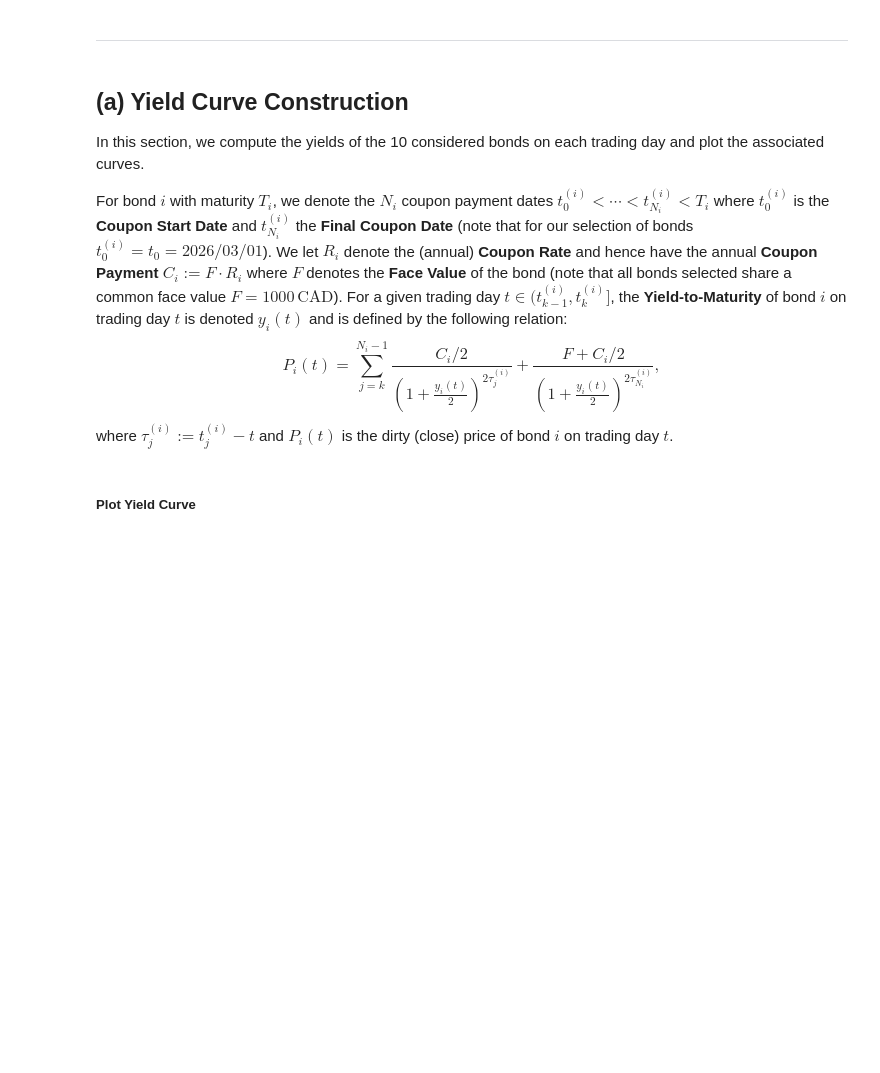
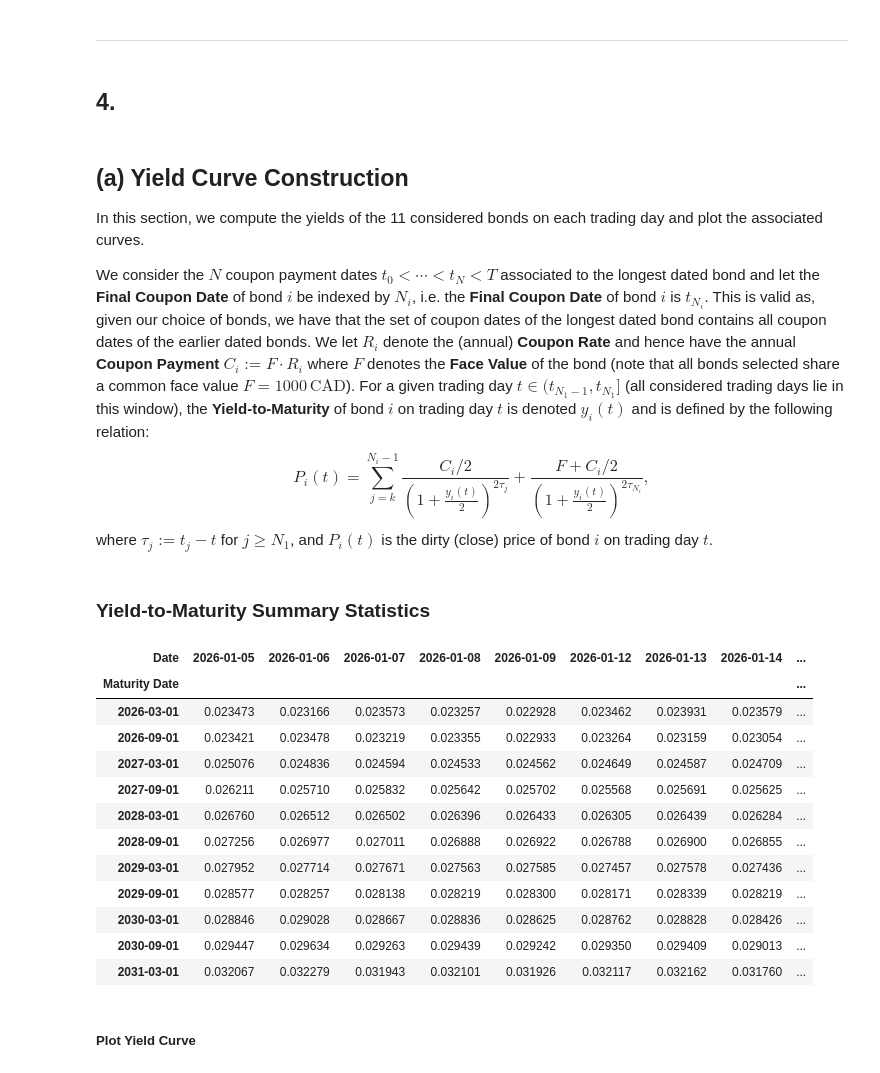
Before and after one commit to Mathewcater/MAT1856-A1, a Jupyter notebook: Assignment1.ipynb, the cells around one changed output. Drawn from its saved outputs; the diff is of its cells as text; code cells hidden in the pictures; blank space fills up the shorter version.

```diff
--- a/Assignment1.ipynb
+++ b/Assignment1.ipynb
@@ -250,42 +252,76 @@ display(bond_data_df)
 121 rows × 12 columns
 # %% [markdown]
 ___________________________________________
+# %% [markdown]
+## **4.**
 # %% [markdown]
 ## **(a) Yield Curve Construction**
 
-In this section, we compute the yields of the 10 considered bonds on each trading day and plot the associated curves.
+In this section, we compute the yields of the 11 considered bonds on each trading day and plot the associated curves.
 
 
-For bond $i$ with maturity $T_i$, we denote the $N_{i}$ coupon payment dates $t_0^{(i)} < \cdots < t_{N_{i}}^{(i)} < T_i$ where $t_0^{(i)}$ is the **Coupon Start Date** and $t_{N_i}^{(i)}$ the **Final Coupon Date** (note that for our selection of bonds $t_0^{(i)} = t_0 = 2026/03/01$). We let $R_i$ denote the (annual) **Coupon Rate** and hence have the annual **Coupon Payment** $C_i := F \cdot R_i$ where $F$ denotes the **Face Value** of the bond (note that all bonds selected share a common face value $F = 1000\, \mathrm{CAD}$). For a given trading day $t\in (t_{k-1}^{(i)}, t_{k}^{(i)}]$, the **Yield-to-Maturity** of bond $i$ on trading day $t$ is denoted $y_i(t)$ and is defined by the following relation:
+We consider the $N$ coupon payment dates $t_0 < \cdots < t_{N} < T$ associated to the longest dated bond and let the **Final Coupon Date** of bond $i$ be indexed by $N_i$, i.e. the **Final Coupon Date** of bond $i$ is $t_{N_i}$. This is valid as, given our choice of bonds, we have that the set of coupon dates of the longest dated bond contains all coupon dates of the earlier dated bonds. We let $R_i$ denote the (annual) **Coupon Rate** and hence have the annual **Coupon Payment** $C_i := F \cdot R_i$ where $F$ denotes the **Face Value** of the bond (note that all bonds selected share a common face value $F = 1000\, \mathrm{CAD}$). For a given trading day $t\in (t_{N_1-1}, t_{N_1}]$ (all considered trading days lie in this window), the **Yield-to-Maturity** of bond $i$ on trading day $t$ is denoted $y_i(t)$ and is defined by the following relation:
 $$
-P_i(t) =  \sum_{j = k}^{N_i-1} \frac{C_i/2}{(1 + \frac{y_i(t)}{2})^{2\tau_j^{(i)}}} + \frac{F + C_i/2}{(1 + \frac{y_i(t)}{2})^{2\tau_{N_i}^{(i)}}},
+P_i(t) =  \sum_{j = k}^{N_i-1} \frac{C_i/2}{(1 + \frac{y_i(t)}{2})^{2\tau_j}} + \frac{F + C_i/2}{(1 + \frac{y_i(t)}{2})^{2\tau_{N_i}}},
 $$
-where $\tau_j^{(i)} := t_j^{(i)} - t$ and $P_i(t)$ is the dirty (close) price of bond $i$ on trading day $t$.
+where $\tau_j := t_j - t$ for $j\geq N_1$, and $P_i(t)$ is the dirty (close) price of bond $i$ on trading day $t$.
 # %%
 # Add yield-to-maturity column by finding root of residual function for each row:
 for i, row in bond_data_df.iterrows():
 
     # Calculate terms to maturity for each coupon payment date:
     coupon_dates = pd.date_range(start=row['Coupon Start Date'],
                                  end=row['Final Coupon Date'],
                                  freq=pd.DateOffset(months=6)).union(pd.DatetimeIndex([row["Final Coupon Date"]]))
 
     terms_to_maturity = (coupon_dates - row['Date']).days / 365  # Convert to years
 
     # Consider only future coupon payments for yield calculation:
     terms_to_maturity = terms_to_maturity[terms_to_maturity > 0]
 
     # Find root of residual function to find yield-to-maturity:
-    try:
-        ytm = root_scalar(residual,
-                          args=(row['Dirty Price'], row['Coupon Payment'], row['Face Value'], terms_to_maturity),
-                          bracket=[0, 1],
-                          method='bisect').root
-    # If root finding fails, set YTM to NaN
-    except ValueError:
-        ytm = np.nan
+    ytm = root_scalar(residual,
+                      args=(row['Dirty Price'], row['Coupon Payment'], row['Face Value'], terms_to_maturity),
+                      bracket=[0, 1],
+                      method='bisect').root
+
 
     bond_data_df.loc[i, 'Yield to Maturity'] = ytm
+
+
+# Report yields for bonds across trading dates:
+ytm_df = (
+    bond_data_df.pivot_table(
+        index="Maturity Date",
+        columns="Date",
+        values="Yield to Maturity",
+        aggfunc="first"
+    )
+    .sort_index(axis=0)
+    .sort_index(axis=1)
+)
+
+ytm_df.index = ytm_df.index.strftime("%Y-%m-%d")
+ytm_df.columns = ytm_df.columns.strftime("%Y-%m-%d")
+
+# Report summary statistics for yield to maturity:
+display(Markdown("### **Yield-to-Maturity Summary Statistics**"))
+ytm_df
+# %% [output]
+### **Yield-to-Maturity Summary Statistics**
+| Date | 2026-01-05 | 2026-01-06 | 2026-01-07 | 2026-01-08 | 2026-01-09 | 2026-01-12 | 2026-01-13 | 2026-01-14 | ... |
+| Maturity Date |  |  |  |  |  |  |  |  | ... |
+| 2026-03-01 | 0.023473 | 0.023166 | 0.023573 | 0.023257 | 0.022928 | 0.023462 | 0.023931 | 0.023579 | ... |
+| 2026-09-01 | 0.023421 | 0.023478 | 0.023219 | 0.023355 | 0.022933 | 0.023264 | 0.023159 | 0.023054 | ... |
+| 2027-03-01 | 0.025076 | 0.024836 | 0.024594 | 0.024533 | 0.024562 | 0.024649 | 0.024587 | 0.024709 | ... |
+| 2027-09-01 | 0.026211 | 0.025710 | 0.025832 | 0.025642 | 0.025702 | 0.025568 | 0.025691 | 0.025625 | ... |
+| 2028-03-01 | 0.026760 | 0.026512 | 0.026502 | 0.026396 | 0.026433 | 0.026305 | 0.026439 | 0.026284 | ... |
+| 2028-09-01 | 0.027256 | 0.026977 | 0.027011 | 0.026888 | 0.026922 | 0.026788 | 0.026900 | 0.026855 | ... |
+| 2029-03-01 | 0.027952 | 0.027714 | 0.027671 | 0.027563 | 0.027585 | 0.027457 | 0.027578 | 0.027436 | ... |
+| 2029-09-01 | 0.028577 | 0.028257 | 0.028138 | 0.028219 | 0.028300 | 0.028171 | 0.028339 | 0.028219 | ... |
+| 2030-03-01 | 0.028846 | 0.029028 | 0.028667 | 0.028836 | 0.028625 | 0.028762 | 0.028828 | 0.028426 | ... |
+| 2030-09-01 | 0.029447 | 0.029634 | 0.029263 | 0.029439 | 0.029242 | 0.029350 | 0.029409 | 0.029013 | ... |
+| 2031-03-01 | 0.032067 | 0.032279 | 0.031943 | 0.032101 | 0.031926 | 0.032117 | 0.032162 | 0.031760 | ... |
 # %% [markdown]
 ##### **Plot Yield Curve**
 # %%
```
Also changed, not shown: parts of 24 cells of this notebook, 2 other files.
